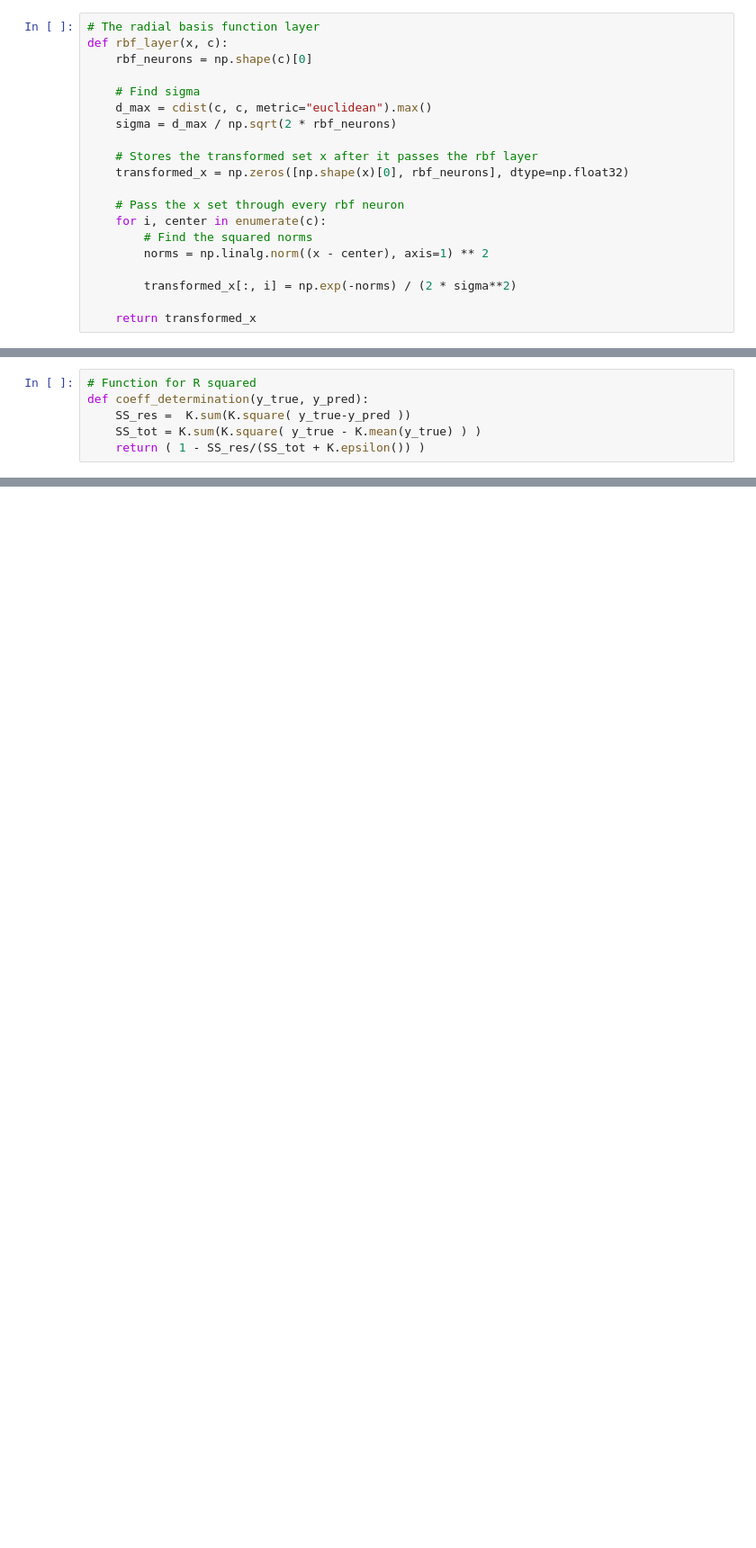
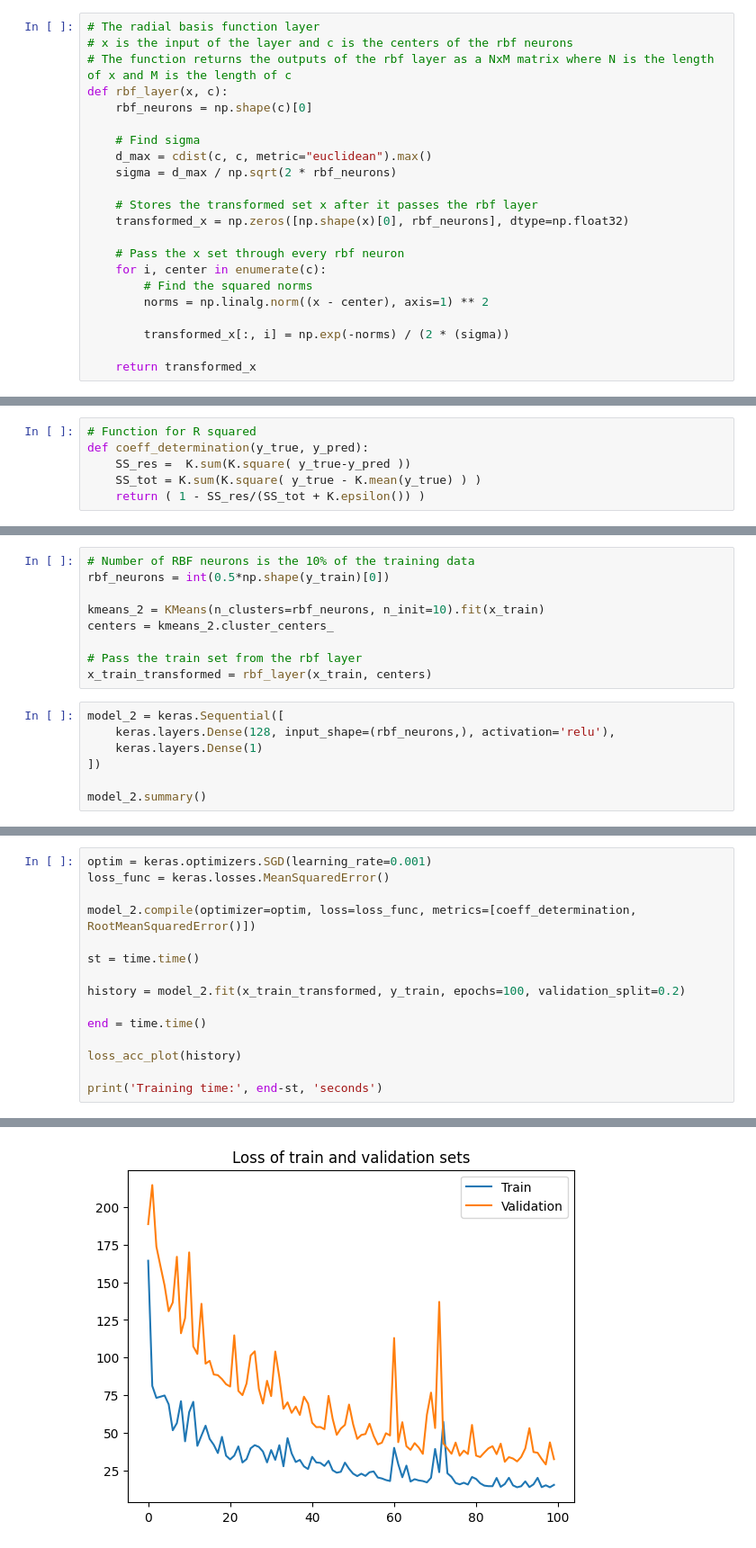
Before and after one commit to condesancho/computational_intelligence_proj, a Jupyter notebook: rbf/rbf_regression.ipynb, the cells around one changed output, grey strips where cells are left out. Shown: that part at 90% size. Cells and saved outputs as stored; diff of their text form; blank space fills up the shorter version.

```diff
--- a/rbf/rbf_regression.ipynb
+++ b/rbf/rbf_regression.ipynb
@@ -27,5 +28,7 @@ import matplotlib.pyplot as plt
 # %%
 # The radial basis function layer
+# x is the input of the layer and c is the centers of the rbf neurons
+# The function returns the outputs of the rbf layer as a NxM matrix where N is the length of x and M is the length of c
 def rbf_layer(x, c):
     rbf_neurons = np.shape(c)[0]
 
@@ -41,7 +44,7 @@ def rbf_layer(x, c):
         # Find the squared norms
         norms = np.linalg.norm((x - center), axis=1) ** 2
 
-        transformed_x[:, i] = np.exp(-norms) / (2 * sigma**2)
+        transformed_x[:, i] = np.exp(-norms) / (2 * (sigma))
 
     return transformed_x
 # %%
@@ -164,0 +164,16 @@ Training time: 53.77679777145386 seconds
+# %%
+# Number of RBF neurons is the 10% of the training data
+rbf_neurons = int(0.5*np.shape(y_train)[0])
+
+kmeans_2 = KMeans(n_clusters=rbf_neurons, n_init=10).fit(x_train)
+centers = kmeans_2.cluster_centers_
+
+# Pass the train set from the rbf layer
+x_train_transformed = rbf_layer(x_train, centers)
+# %%
+model_2 = keras.Sequential([
+    keras.layers.Dense(128, input_shape=(rbf_neurons,), activation='relu'),
+    keras.layers.Dense(1)
+])
+
+model_2.summary()
@@ -164,0 +194,16 @@ Training time: 53.77679777145386 seconds
+# %%
+optim = keras.optimizers.SGD(learning_rate=0.001)
+loss_func = keras.losses.MeanSquaredError()
+
+model_2.compile(optimizer=optim, loss=loss_func, metrics=[coeff_determination, RootMeanSquaredError()])
+
+st = time.time()
+
+history = model_2.fit(x_train_transformed, y_train, epochs=100, validation_split=0.2)
+
+end = time.time()
+
+loss_acc_plot(history)
+
+print('Training time:', end-st, 'seconds')
+# %% [output]
@@ -164,0 +227 @@ Training time: 53.77679777145386 seconds
+[figure, added]
```
Also changed, not shown: parts of 17 cells of this notebook, 1 other file.
